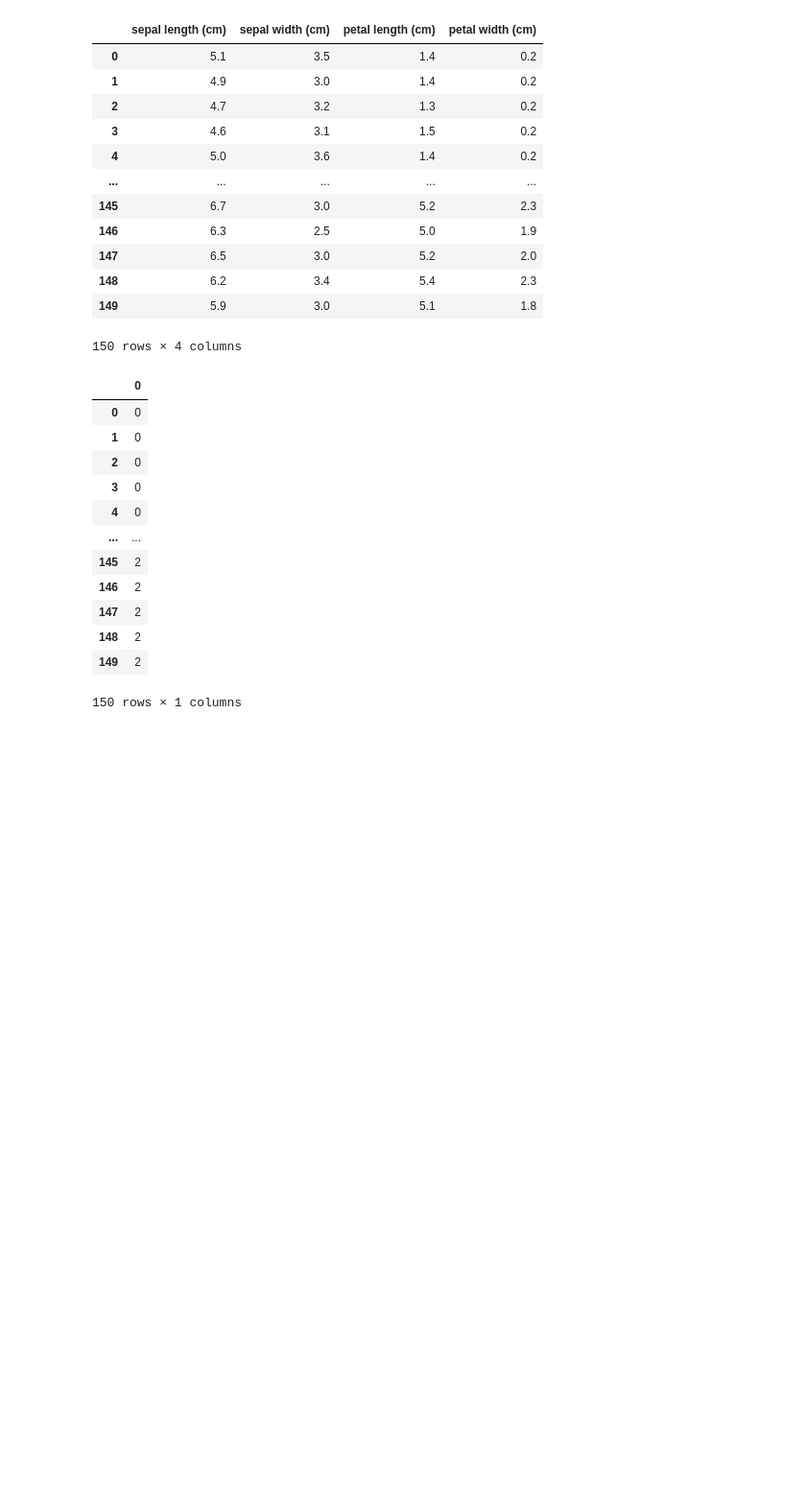
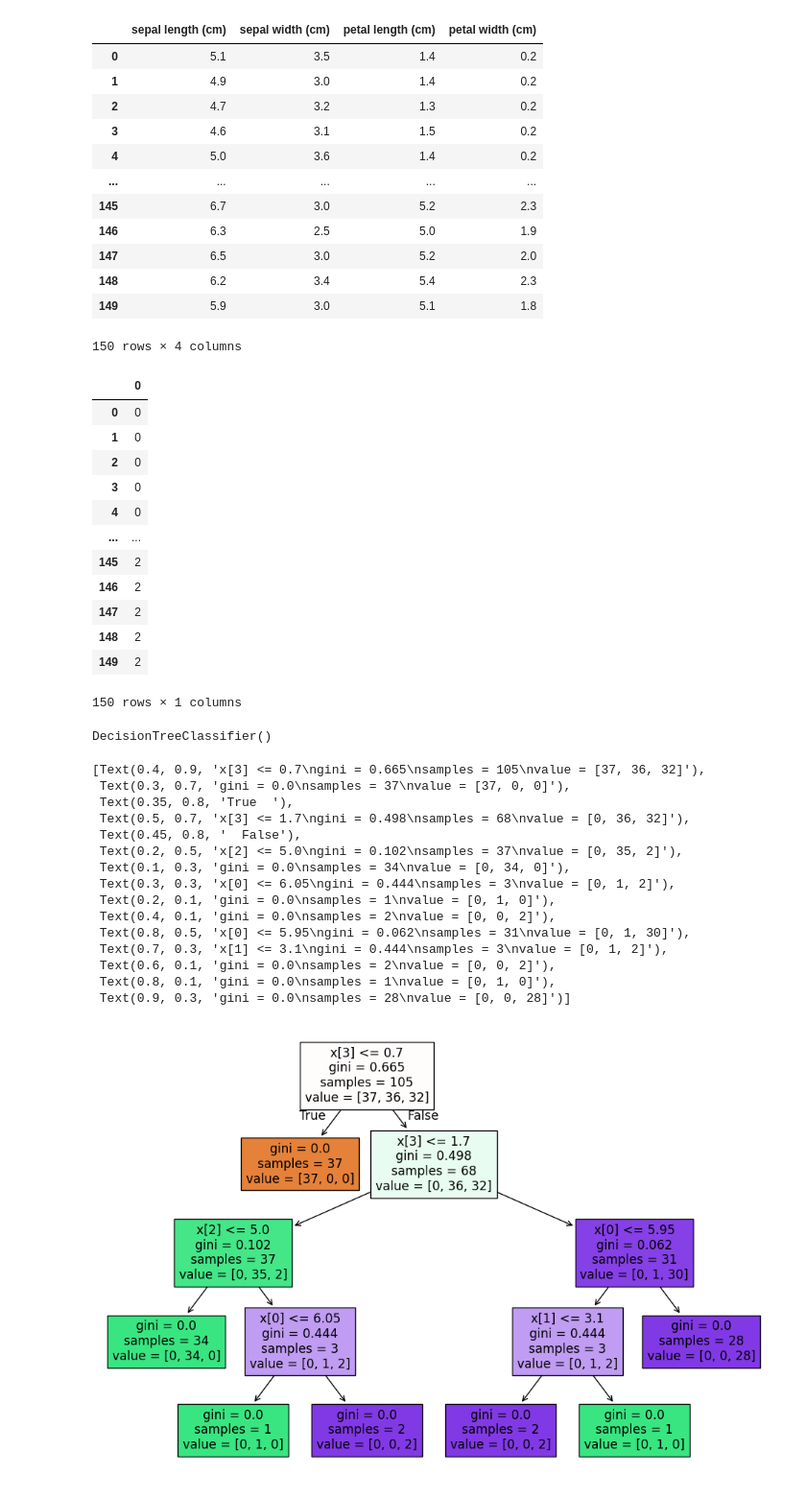
Before and after one commit to Roonit08/Machine-Learning, a Jupyter notebook: ML Learning Session/Iris_using_Decision_tree.ipynb, the cells around one changed output. Shown: that part at 96% size. Drawn from its saved outputs; the diff is of its cells as text; code cells hidden in the pictures; blank space fills up the shorter version.

Commit message:
Updated decision tree work

```diff
--- a/ML Learning Session/Iris_using_Decision_tree.ipynb
+++ b/ML Learning Session/Iris_using_Decision_tree.ipynb
@@ -109,4 +109,29 @@ y
 from sklearn.model_selection import train_test_split
 x_train,x_test,y_train,y_test=train_test_split(x,y,test_size=0.3)
 # %%
-from sklearn.model_selection imp
+from sklearn.tree import  DecisionTreeClassifier
+dtc=DecisionTreeClassifier()
+dtc.fit(x_train,y_train)
+# %% [output]
+DecisionTreeClassifier()
+# %%
+from sklearn import tree
+plt.figure(figsize=(12,8))
+tree.plot_tree(dtc,filled=True)
+# %% [output]
+[Text(0.4, 0.9, 'x[3] <= 0.7\ngini = 0.665\nsamples = 105\nvalue = [37, 36, 32]'),
+ Text(0.3, 0.7, 'gini = 0.0\nsamples = 37\nvalue = [37, 0, 0]'),
+ Text(0.35, 0.8, 'True  '),
+ Text(0.5, 0.7, 'x[3] <= 1.7\ngini = 0.498\nsamples = 68\nvalue = [0, 36, 32]'),
+ Text(0.45, 0.8, '  False'),
+ Text(0.2, 0.5, 'x[2] <= 5.0\ngini = 0.102\nsamples = 37\nvalue = [0, 35, 2]'),
+ Text(0.1, 0.3, 'gini = 0.0\nsamples = 34\nvalue = [0, 34, 0]'),
+ Text(0.3, 0.3, 'x[0] <= 6.05\ngini = 0.444\nsamples = 3\nvalue = [0, 1, 2]'),
+ Text(0.2, 0.1, 'gini = 0.0\nsamples = 1\nvalue = [0, 1, 0]'),
+ Text(0.4, 0.1, 'gini = 0.0\nsamples = 2\nvalue = [0, 0, 2]'),
+ Text(0.8, 0.5, 'x[0] <= 5.95\ngini = 0.062\nsamples = 31\nvalue = [0, 1, 30]'),
+ Text(0.7, 0.3, 'x[1] <= 3.1\ngini = 0.444\nsamples = 3\nvalue = [0, 1, 2]'),
+ Text(0.6, 0.1, 'gini = 0.0\nsamples = 2\nvalue = [0, 0, 2]'),
+ Text(0.8, 0.1, 'gini = 0.0\nsamples = 1\nvalue = [0, 1, 0]'),
+ Text(0.9, 0.3, 'gini = 0.0\nsamples = 28\nvalue = [0, 0, 28]')]
+[figure, added]
```
Also changed, not shown: parts of 14 cells of this notebook, 1 other file.
